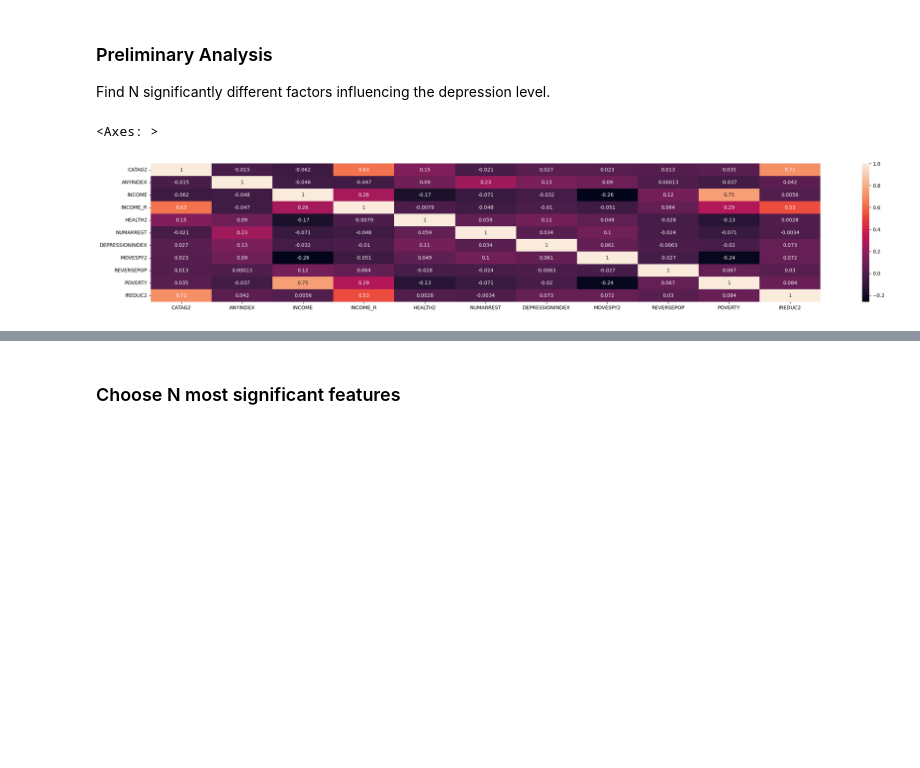
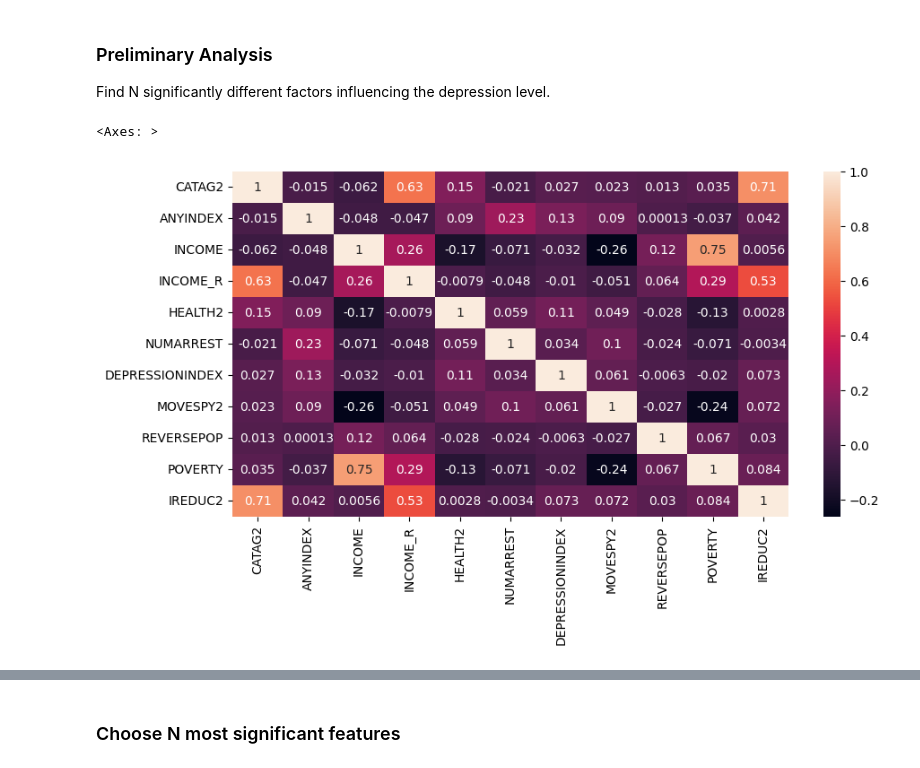
Before and after one commit to KozAAAAA/depression_analysis, a Jupyter notebook: analysis.ipynb, the cells around one changed output, grey strips where cells are left out. Saved outputs shown, nothing was run; the diff lists cells and outputs as text; code cells hidden in the pictures; blank space fills up the shorter version.

Commit message:
Make plots smaller

```diff
--- a/analysis.ipynb
+++ b/analysis.ipynb
@@ -299,9 +299,9 @@ pearson_df, spearman_df, pps_df, chi2_df = analyse(
     indicator_col=indicator_col,
 )
 # %%
-plt.figure(figsize=(30, 5))
+plt.figure(figsize=(10, 5))
 sns.heatmap(pearson_df, annot=True)
 # %% [output]
 <Axes: >
-[figure, old version]
+[figure, new version]
 # %%
```
Also changed, not shown: parts of 3 cells of this notebook.
